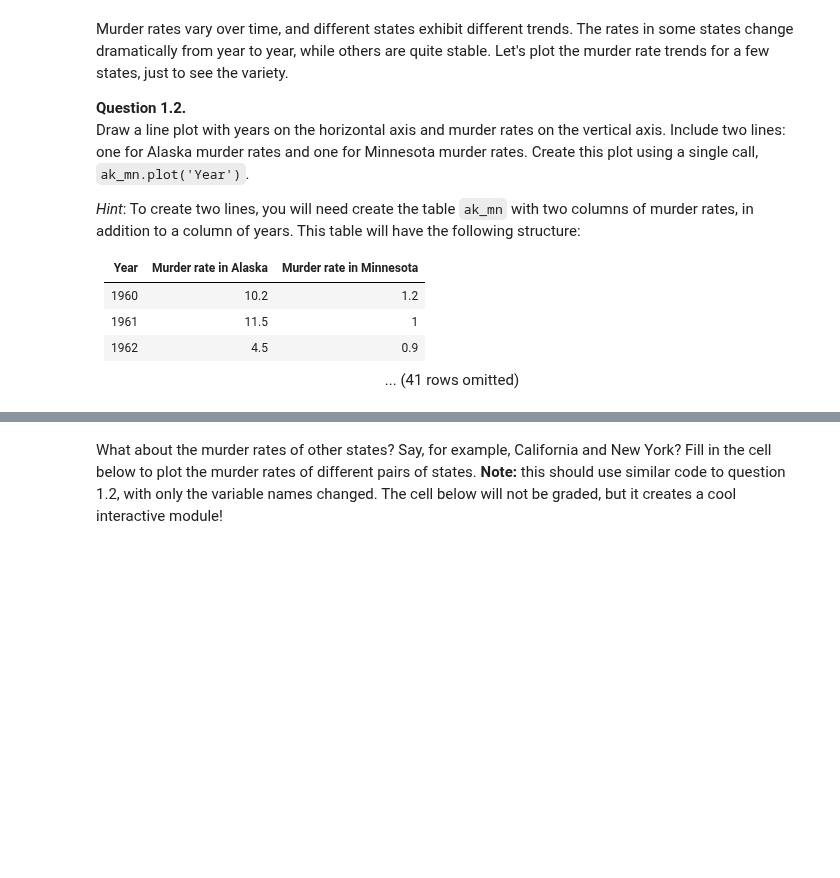
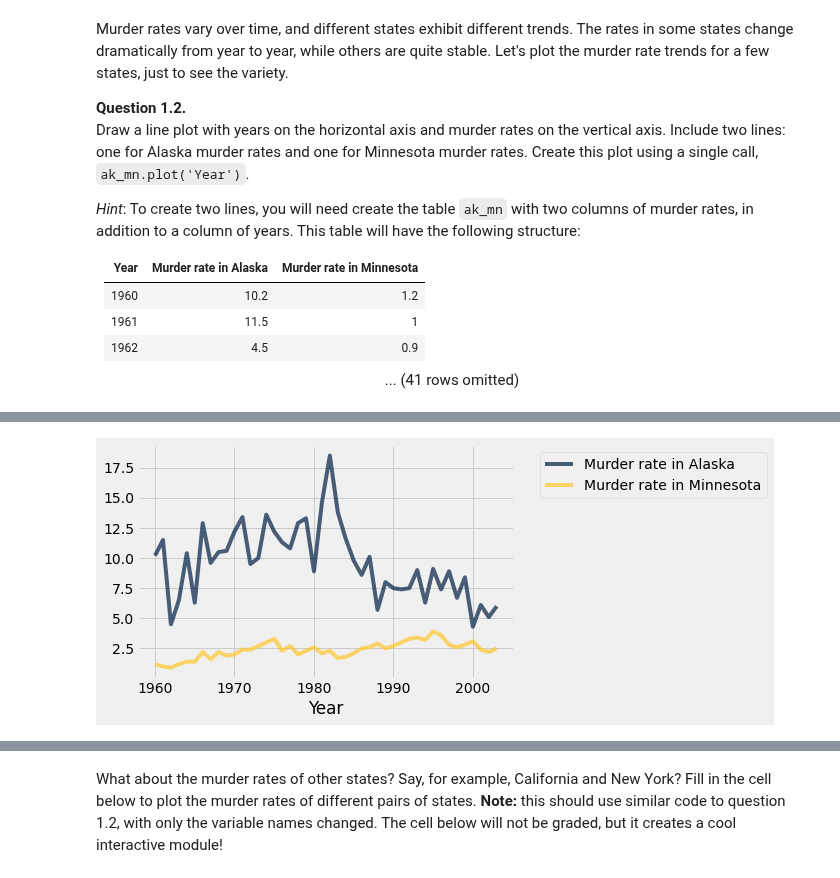
Before and after one commit to ciretorres/python, a Jupyter notebook: data8.2x/Week3/lab03_inference_pt1/lab03.ipynb, the cells around one changed output, grey strips where cells are left out. Saved outputs shown, nothing was run; the diff lists cells and outputs as text; code cells hidden in the pictures; blank space fills up the shorter version.

```diff
--- a/data8.2x/Week3/lab03_inference_pt1/lab03.ipynb
+++ b/data8.2x/Week3/lab03_inference_pt1/lab03.ipynb
@@ -94,5 +112,9 @@ ak = murder_rates.where('State', 'Alaska').drop('State', 'Population').relabeled
 mn = murder_rates.where('State', 'Minnesota').drop('State', 'Population').relabeled(1, 'Murder rate in Minnesota')
 
 # Fill in this line to make a table like the one pictured above.
-ak_mn = ...
+ak_mn = Table().with_columns(
+    'Year', ak.column('Year'),
+    'Murder rate in Alaska', ak.column('Murder rate in Alaska'),
+    'Murder rate in Minnesota', mn.column('Murder rate in Minnesota')
+)
 ak_mn
@@ -102,2 +146,11 @@ ak_mn
+# %%
+# Draw your line plot here
+#plots.plot(ak_mn.column('Year'), ak_mn.column('Murder rate in Minnesota'), label= 'Murder rate in Minnesota')
+#plots.plot(ak_mn.column('Year'), ak_mn.column('Murder rate in Alaska'), label= 'Murder rate in Alaska')
+#plots.legend()
+#plots.show()
+ak_mn.plot('Year')
+# %% [output]
+[figure, added]
 # %%
 grade("tests/q1_2.py")
```
Also changed, not shown: parts of 38 cells of this notebook.
